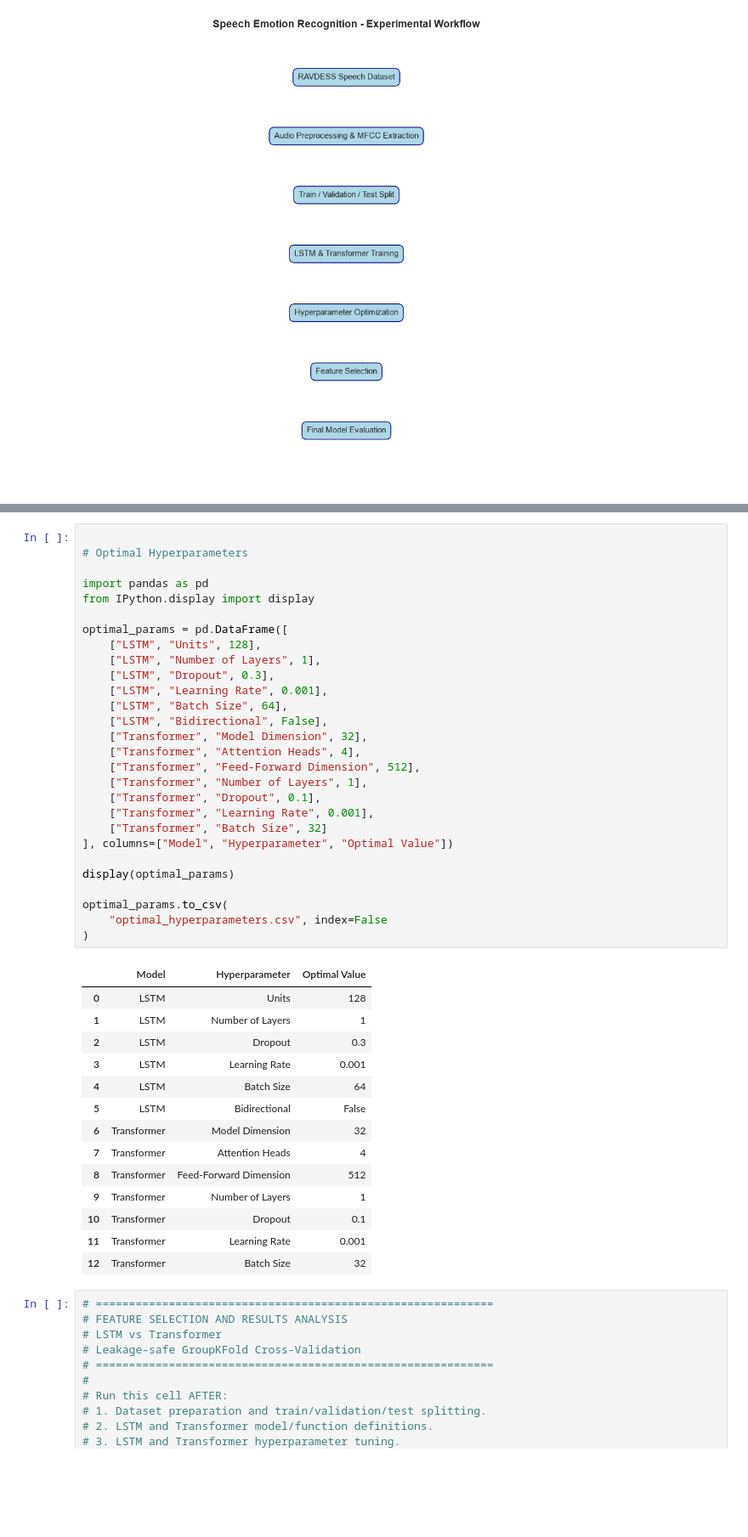
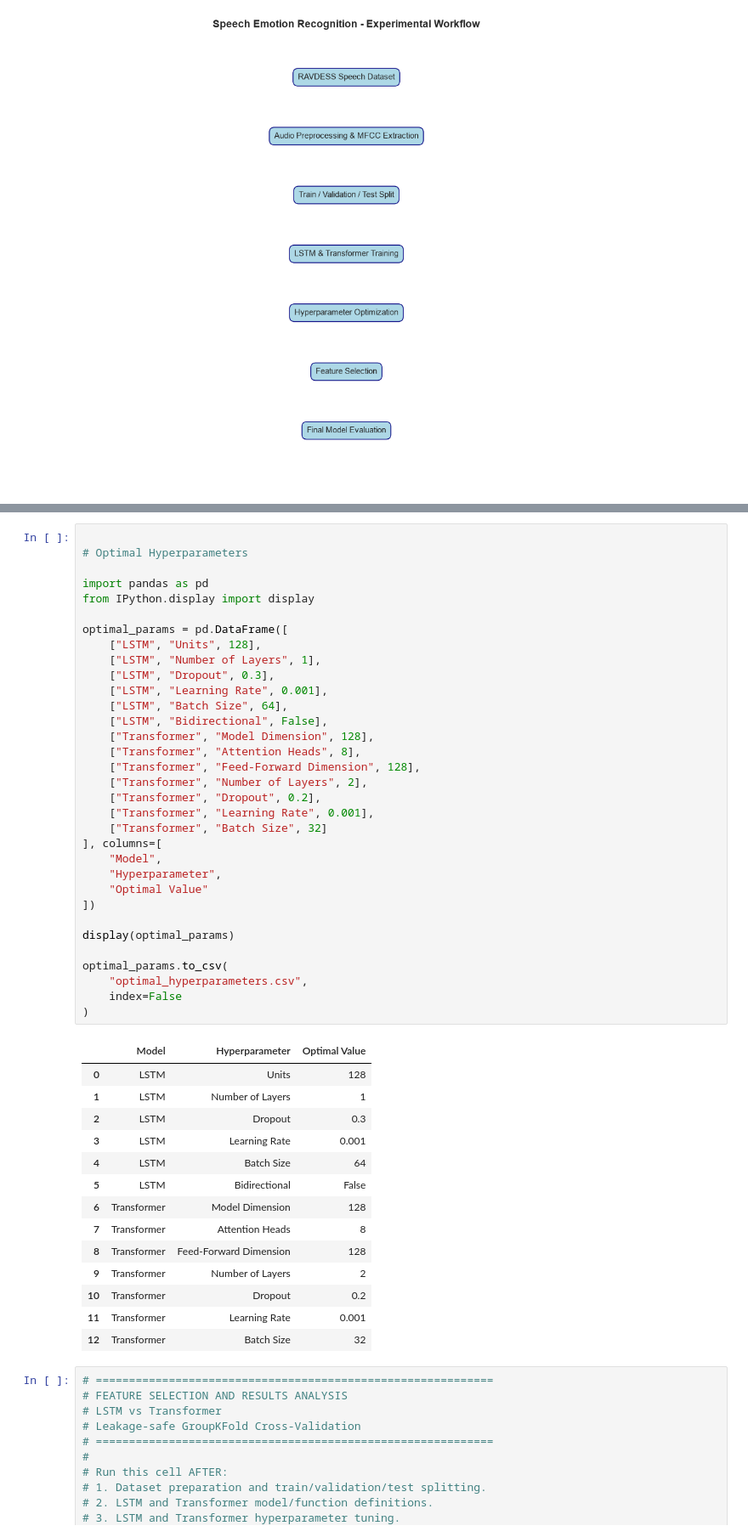
Before and after one commit to lamiaans/FEEL_Group2, a Jupyter notebook: FEEL_CodeFile.ipynb, the cells around one changed output, grey strips where cells are left out. Shown at 85% size. Cells and saved outputs as stored; diff of their text form; blank space fills up the shorter version.

```diff
--- a/FEEL_CodeFile.ipynb
+++ b/FEEL_CodeFile.ipynb
@@ -1671,44 +1699,49 @@ plt.show()
 # %%
 
 # Optimal Hyperparameters
 
 import pandas as pd
 from IPython.display import display
 
 optimal_params = pd.DataFrame([
     ["LSTM", "Units", 128],
     ["LSTM", "Number of Layers", 1],
     ["LSTM", "Dropout", 0.3],
     ["LSTM", "Learning Rate", 0.001],
     ["LSTM", "Batch Size", 64],
     ["LSTM", "Bidirectional", False],
-    ["Transformer", "Model Dimension", 32],
-    ["Transformer", "Attention Heads", 4],
-    ["Transformer", "Feed-Forward Dimension", 512],
-    ["Transformer", "Number of Layers", 1],
-    ["Transformer", "Dropout", 0.1],
+    ["Transformer", "Model Dimension", 128],
+    ["Transformer", "Attention Heads", 8],
+    ["Transformer", "Feed-Forward Dimension", 128],
+    ["Transformer", "Number of Layers", 2],
+    ["Transformer", "Dropout", 0.2],
     ["Transformer", "Learning Rate", 0.001],
     ["Transformer", "Batch Size", 32]
-], columns=["Model", "Hyperparameter", "Optimal Value"])
+], columns=[
+    "Model",
+    "Hyperparameter",
+    "Optimal Value"
+])
 
 display(optimal_params)
 
 optimal_params.to_csv(
-    "optimal_hyperparameters.csv", index=False
+    "optimal_hyperparameters.csv",
+    index=False
 )
 # %% [output]
 |  | Model | Hyperparameter | Optimal Value |
 | 0 | LSTM | Units | 128 |
 | 1 | LSTM | Number of Layers | 1 |
 | 2 | LSTM | Dropout | 0.3 |
 | 3 | LSTM | Learning Rate | 0.001 |
 | 4 | LSTM | Batch Size | 64 |
 | 5 | LSTM | Bidirectional | False |
-| 6 | Transformer | Model Dimension | 32 |
-| 7 | Transformer | Attention Heads | 4 |
-| 8 | Transformer | Feed-Forward Dimension | 512 |
-| 9 | Transformer | Number of Layers | 1 |
-| 10 | Transformer | Dropout | 0.1 |
+| 6 | Transformer | Model Dimension | 128 |
+| 7 | Transformer | Attention Heads | 8 |
+| 8 | Transformer | Feed-Forward Dimension | 128 |
+| 9 | Transformer | Number of Layers | 2 |
+| 10 | Transformer | Dropout | 0.2 |
 | 11 | Transformer | Learning Rate | 0.001 |
 | 12 | Transformer | Batch Size | 32 |
 # %%
```
Also changed, not shown: parts of 2 cells of this notebook.
